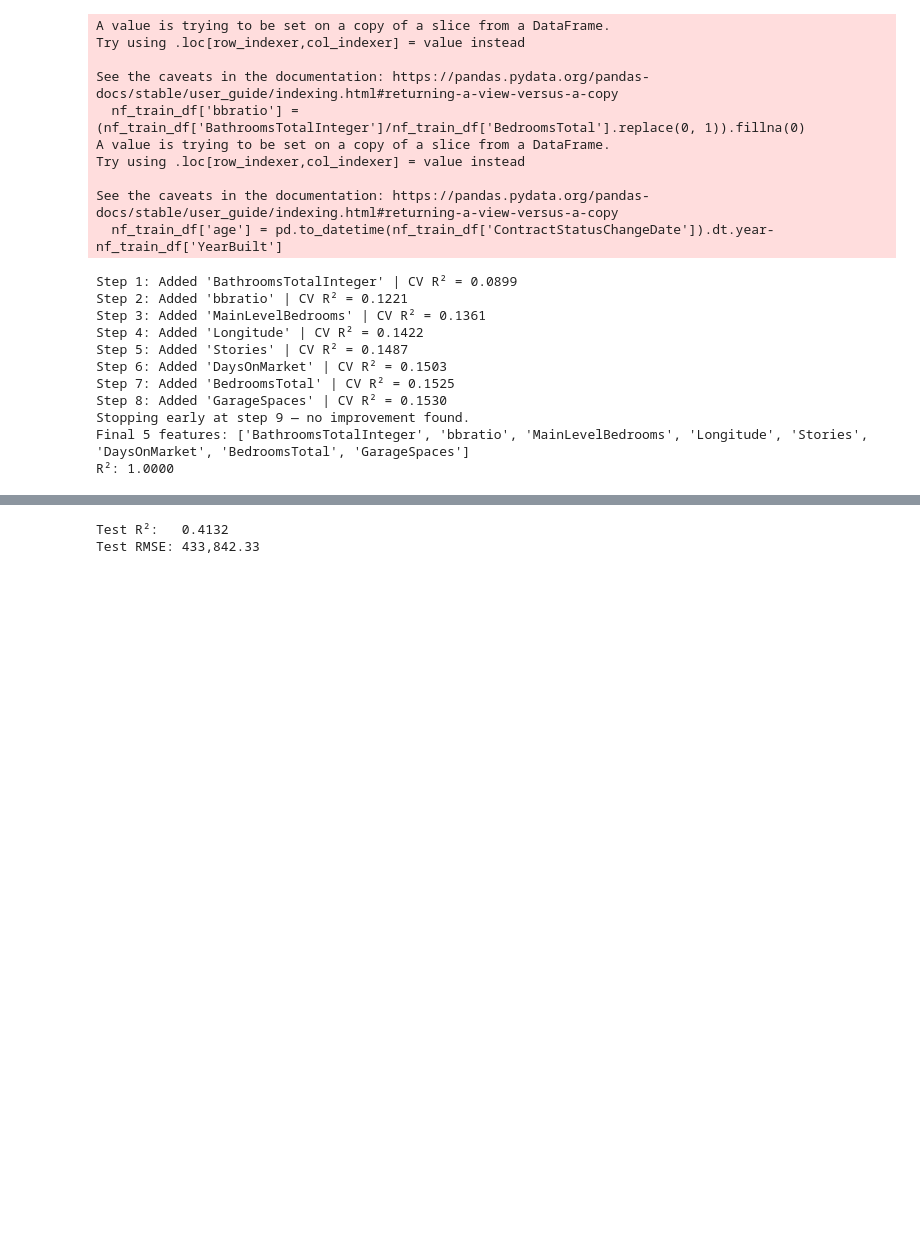
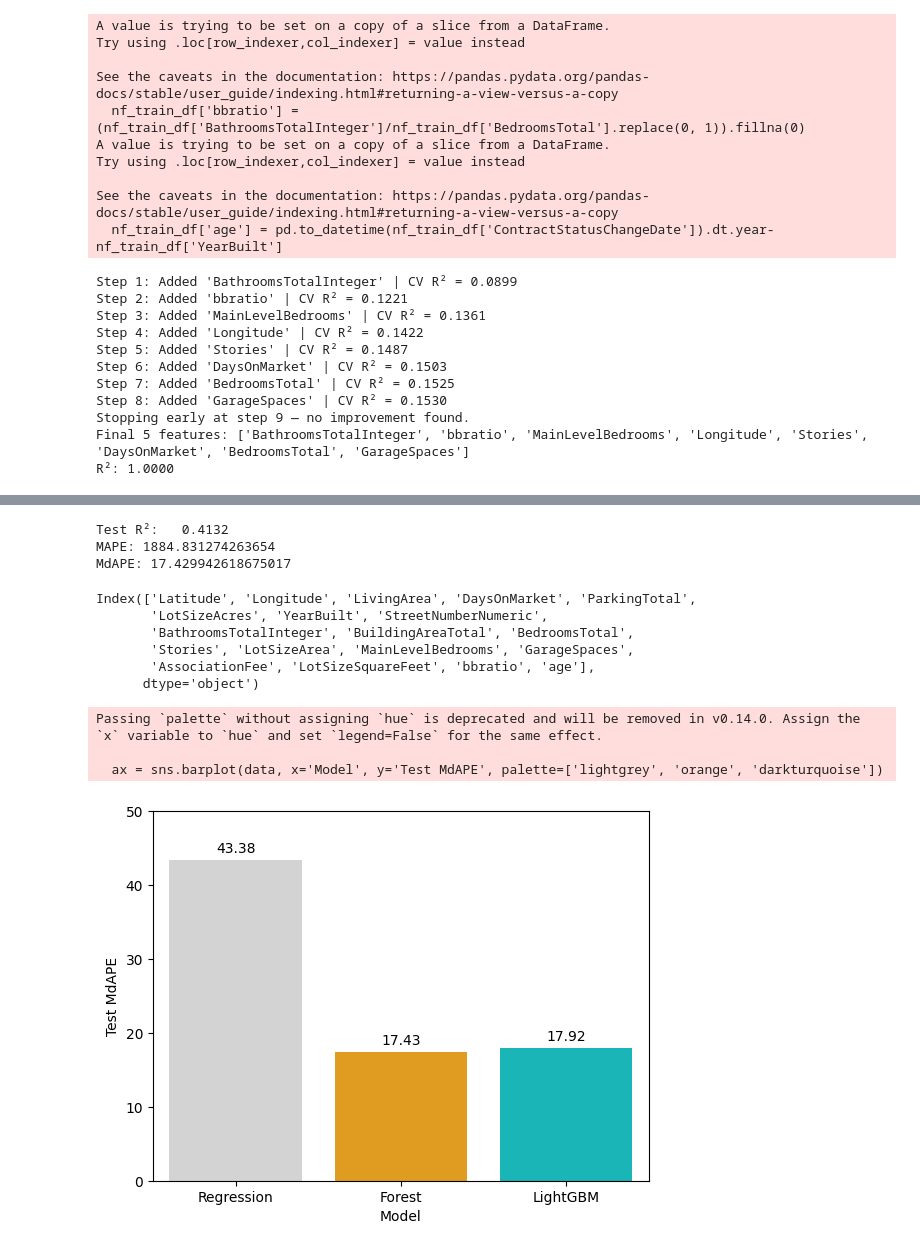
Before and after one commit to Icebolt365337/IDX-Exchange, a Jupyter notebook: 04_IDX_models.ipynb, the cells around one changed output, grey strips where cells are left out. Cells and saved outputs as stored; diff of their text form; code cells hidden in the pictures; blank space fills up the shorter version.

```diff
--- a/04_IDX_models.ipynb
+++ b/04_IDX_models.ipynb
@@ -265,8 +287,37 @@ best_rf   = rf_grid_search.best_estimator_
 y_pred_rf = best_rf.predict(X_test_rf)
 
 print(f"Test R²:   {r2_score(y_test_rf, y_pred_rf):.4f}")
-print(f"Test RMSE: {np.sqrt(mean_squared_error(y_test_rf, y_pred_rf)):,.2f}")
+print(f"MAPE: {mape(y_test_rf, y_pred_rf)}")
+print(f"MdAPE: {mdape(y_test_rf, y_pred_rf)}")
 #Uday Lingampalli
 # %% [output]
 Test R²:   0.4132
-Test RMSE: 433,842.33
+MAPE: 1884.831274263654
+MdAPE: 17.429942618675017
+# %%
+X_test_rf.columns
+# %% [output]
+Index(['Latitude', 'Longitude', 'LivingArea', 'DaysOnMarket', 'ParkingTotal',
+       'LotSizeAcres', 'YearBuilt', 'StreetNumberNumeric',
+       'BathroomsTotalInteger', 'BuildingAreaTotal', 'BedroomsTotal',
+       'Stories', 'LotSizeArea', 'MainLevelBedrooms', 'GarageSpaces',
+       'AssociationFee', 'LotSizeSquareFeet', 'bbratio', 'age'],
+      dtype='object')
+# %%
+data = {
+    'Model': ['Regression', 'Forest', 'LightGBM'],
+    'Test R^2': [-0.1175, 0.4132, 0.8215],
+    'Test MAPE': [4130.32, 1884.83, 543.79],
+    'Test MdAPE': [43.38, 17.43, 17.92]
+}
+import seaborn as sns
+ax = sns.barplot(data, x='Model', y='Test MdAPE', palette=['lightgrey', 'orange', 'darkturquoise'])
+for container in ax.containers:
+    ax.bar_label(container, padding=3)
+plt.ylim(0, 50)
+plt.show()
+# %% [output]
+Passing `palette` without assigning `hue` is deprecated and will be removed in v0.14.0. Assign the `x` variable to `hue` and set `legend=False` for the same effect.
+
+  ax = sns.barplot(data, x='Model', y='Test MdAPE', palette=['lightgrey', 'orange', 'darkturquoise'])
+[figure, added]
```
Also changed, not shown: parts of 7 cells of this notebook, 3 other files.
